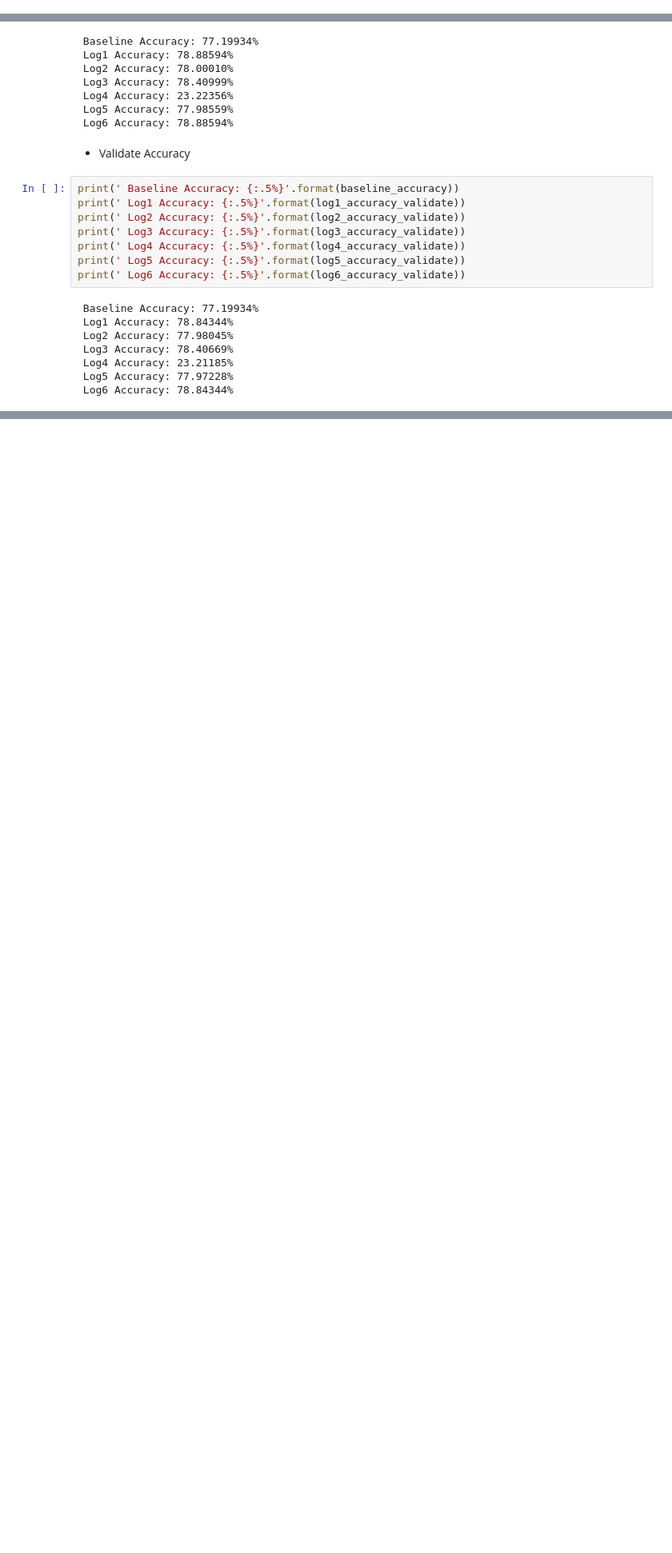
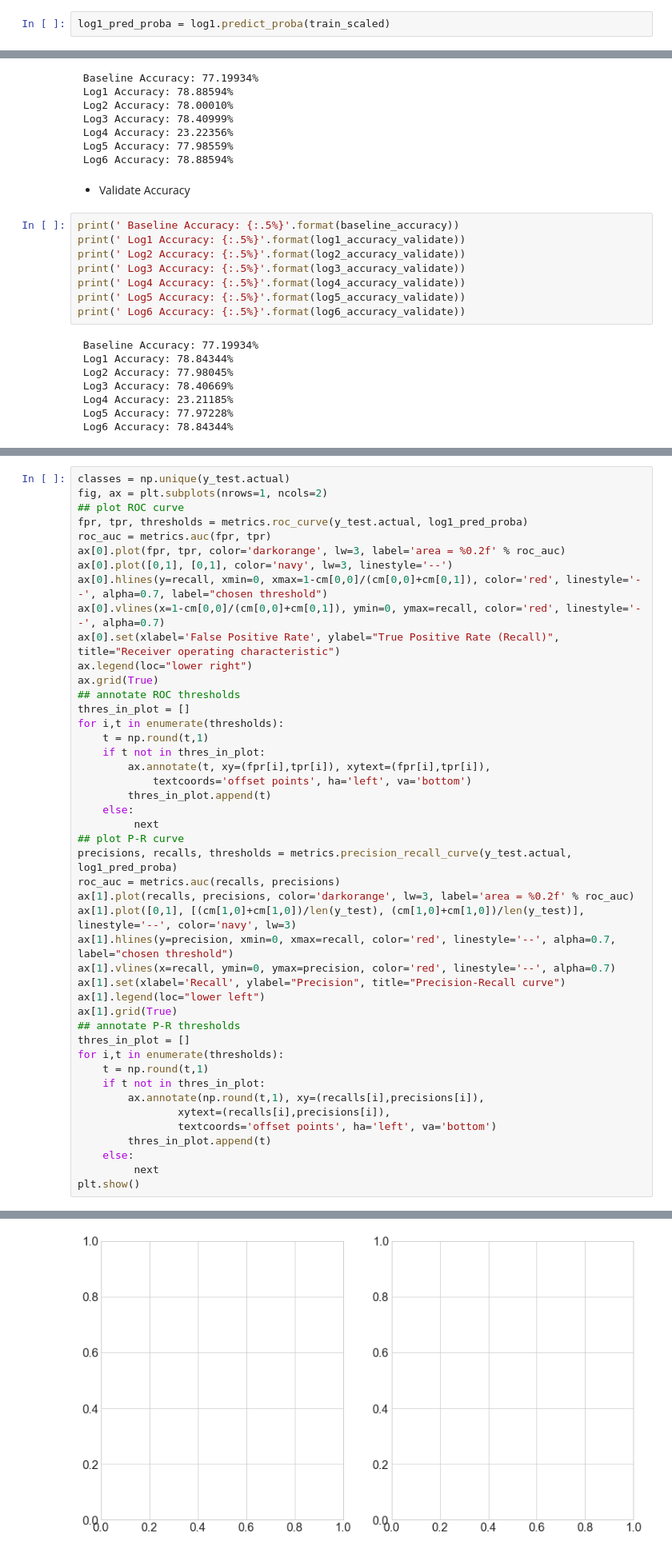
Before and after one commit to 3-1-1-Codeup/project, a Jupyter notebook: workbooks/john/iteration2.ipynb, the cells around one changed output, grey strips where cells are left out. Shown at 80% size. Cells and saved outputs as stored; diff of their text form; blank space fills up the shorter version.

```diff
--- a/workbooks/john/iteration2.ipynb
+++ b/workbooks/john/iteration2.ipynb
@@ -1093,6 +1093,8 @@ Coefficient:
    1.46692340e+00]]
 Intercept:
  [-2.29013046  1.89670077 -3.09669043 -1.96258768  5.4527078 ]
+# %%
+log1_pred_proba = log1.predict_proba(train_scaled)
 # %%
 # make predictions
 y_train['log1_pred'] = log1.predict(train_scaled)
@@ -1892,0 +1939,46 @@ print(classification_report(y_validate.actual, y_validate.log6_pred))
+# %%
+classes = np.unique(y_test.actual)
+fig, ax = plt.subplots(nrows=1, ncols=2)
+## plot ROC curve
+fpr, tpr, thresholds = metrics.roc_curve(y_test.actual, log1_pred_proba)
+roc_auc = metrics.auc(fpr, tpr)
+ax[0].plot(fpr, tpr, color='darkorange', lw=3, label='area = %0.2f' % roc_auc)
+ax[0].plot([0,1], [0,1], color='navy', lw=3, linestyle='--')
+ax[0].hlines(y=recall, xmin=0, xmax=1-cm[0,0]/(cm[0,0]+cm[0,1]), color='red', linestyle='--', alpha=0.7, label="chosen threshold")
+ax[0].vlines(x=1-cm[0,0]/(cm[0,0]+cm[0,1]), ymin=0, ymax=recall, color='red', linestyle='--', alpha=0.7)
+ax[0].set(xlabel='False Positive Rate', ylabel="True Positive Rate (Recall)", title="Receiver operating characteristic")
+ax.legend(loc="lower right")
+ax.grid(True)
+## annotate ROC thresholds
+thres_in_plot = []
+for i,t in enumerate(thresholds):
+    t = np.round(t,1)
+    if t not in thres_in_plot:
+        ax.annotate(t, xy=(fpr[i],tpr[i]), xytext=(fpr[i],tpr[i]),
+            textcoords='offset points', ha='left', va='bottom')
+        thres_in_plot.append(t)
+    else:
+         next
+## plot P-R curve
+precisions, recalls, thresholds = metrics.precision_recall_curve(y_test.actual, log1_pred_proba)
+roc_auc = metrics.auc(recalls, precisions)
+ax[1].plot(recalls, precisions, color='darkorange', lw=3, label='area = %0.2f' % roc_auc)
+ax[1].plot([0,1], [(cm[1,0]+cm[1,0])/len(y_test), (cm[1,0]+cm[1,0])/len(y_test)], linestyle='--', color='navy', lw=3)
+ax[1].hlines(y=precision, xmin=0, xmax=recall, color='red', linestyle='--', alpha=0.7, label="chosen threshold")
+ax[1].vlines(x=recall, ymin=0, ymax=precision, color='red', linestyle='--', alpha=0.7)
+ax[1].set(xlabel='Recall', ylabel="Precision", title="Precision-Recall curve")
+ax[1].legend(loc="lower left")
+ax[1].grid(True)
+## annotate P-R thresholds
+thres_in_plot = []
+for i,t in enumerate(thresholds):
+    t = np.round(t,1)
+    if t not in thres_in_plot:
+        ax.annotate(np.round(t,1), xy=(recalls[i],precisions[i]),
+                xytext=(recalls[i],precisions[i]),
+                textcoords='offset points', ha='left', va='bottom')
+        thres_in_plot.append(t)
+    else:
+         next
+plt.show()
+# %% [output]
@@ -1892,0 +1986 @@ print(classification_report(y_validate.actual, y_validate.log6_pred))
+[figure, added]
```
Also changed, not shown: parts of 8 cells of this notebook.
